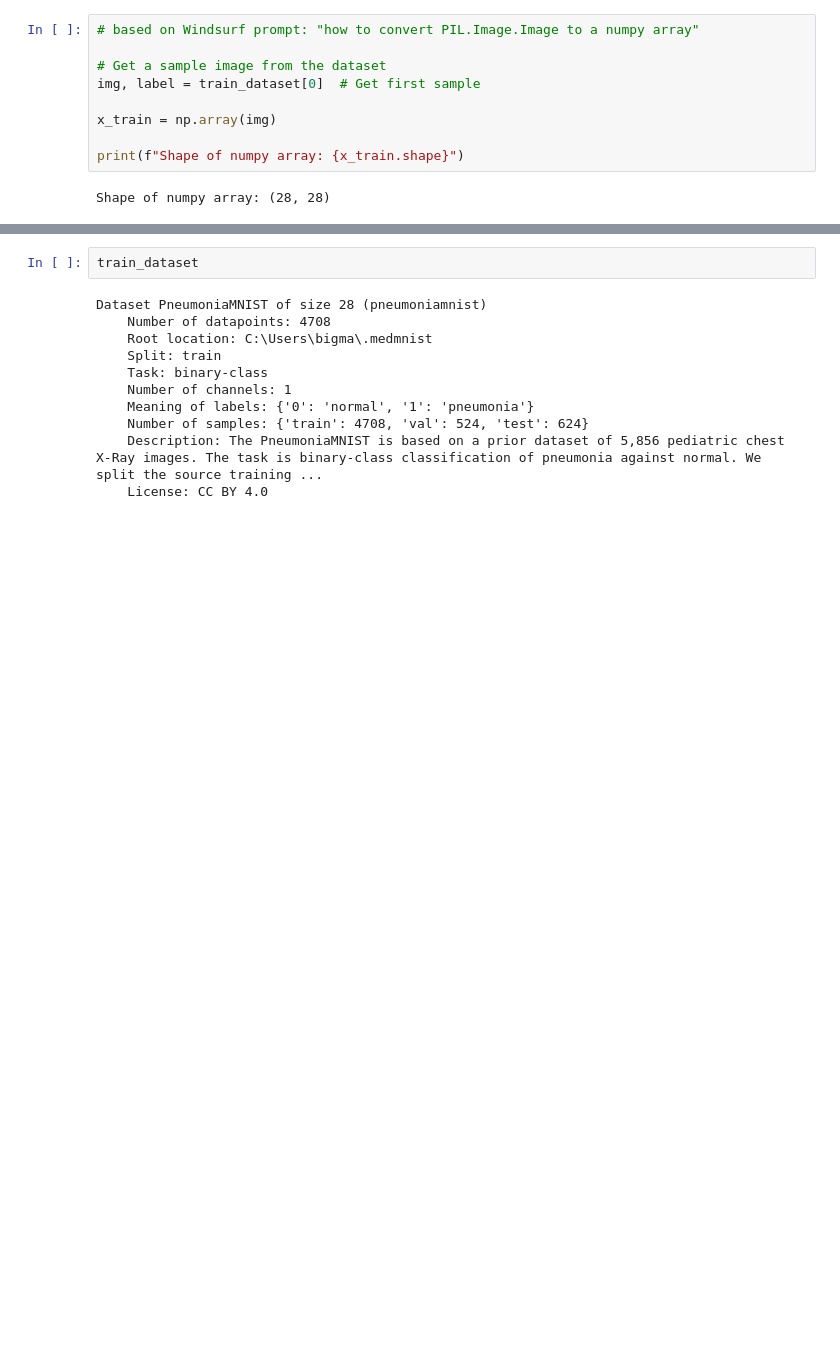
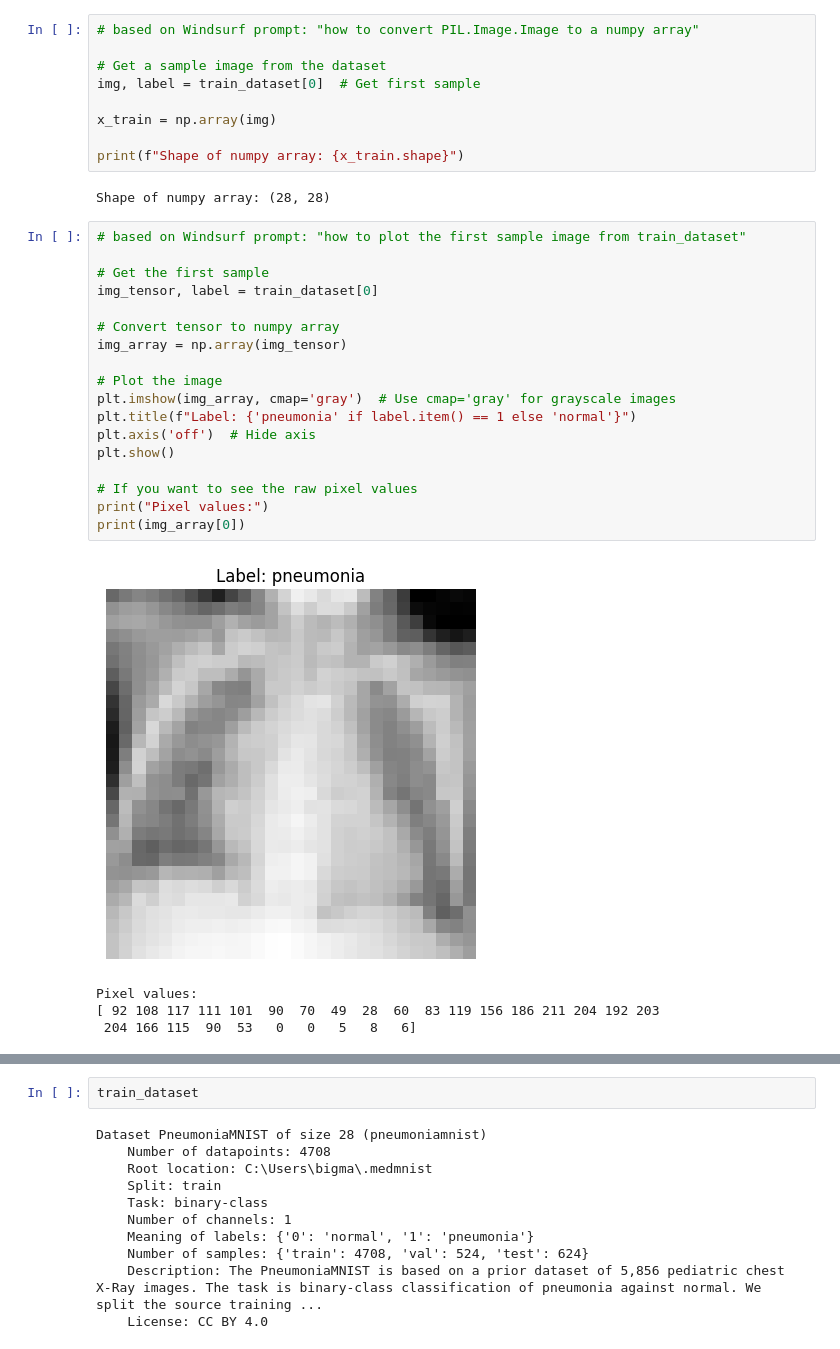
Before and after one commit to nelsonk23/Pneumonia-Detection, a Jupyter notebook: pneumonia-mnist.ipynb, the cells around one changed output, grey strips where cells are left out. Drawn from its saved outputs; the diff is of its cells as text; blank space fills up the shorter version.

Commit message:
plot first and random sample image from train dataset to check that these look like chest x-rays and they do, and they're not just the word "pneumonia" in the image or something.

```diff
--- a/pneumonia-mnist.ipynb
+++ b/pneumonia-mnist.ipynb
@@ -47,3 +48,26 @@ x_train = np.array(img)
 print(f"Shape of numpy array: {x_train.shape}")
 # %% [output]
 Shape of numpy array: (28, 28)
+# %%
+# based on Windsurf prompt: "how to plot the first sample image from train_dataset"
+
+# Get the first sample
+img_tensor, label = train_dataset[0]
+
+# Convert tensor to numpy array
+img_array = np.array(img_tensor)
+
+# Plot the image
+plt.imshow(img_array, cmap='gray')  # Use cmap='gray' for grayscale images
+plt.title(f"Label: {'pneumonia' if label.item() == 1 else 'normal'}")
+plt.axis('off')  # Hide axis
+plt.show()
+
+# If you want to see the raw pixel values
+print("Pixel values:")
+print(img_array[0])
+# %% [output]
+[figure, added]
+Pixel values:
+[ 92 108 117 111 101  90  70  49  28  60  83 119 156 186 211 204 192 203
+ 204 166 115  90  53   0   0   5   8   6]
```
Also changed, not shown: parts of 2 cells of this notebook.
